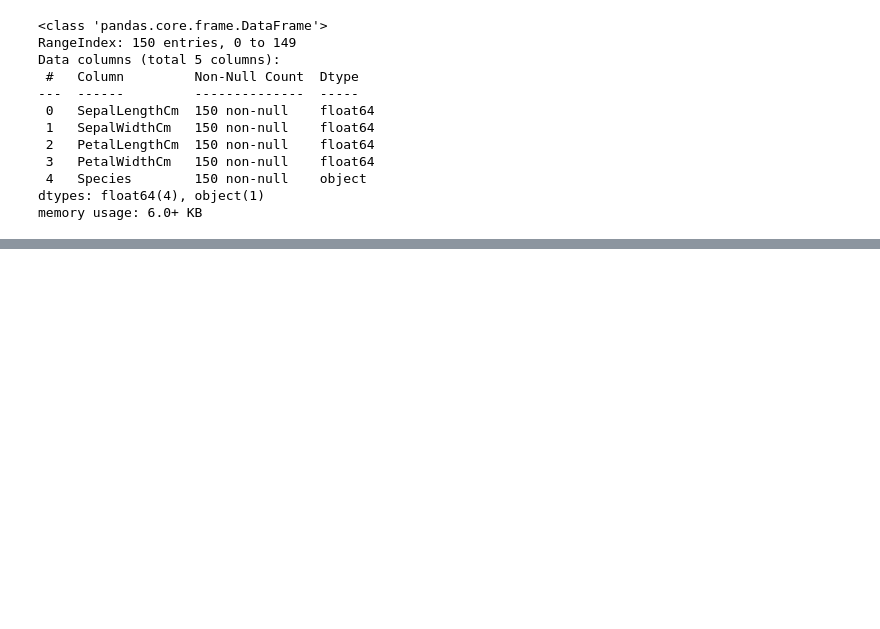
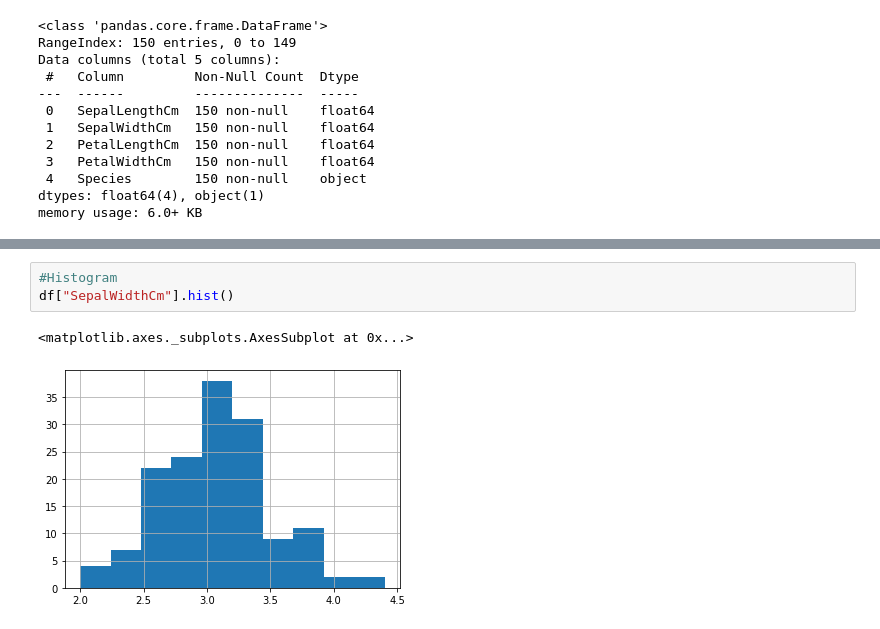
Before and after one commit to MdSakibKhan/Data_Science, a Jupyter notebook: Iris Species/IrisClassify.ipynb, the cells around one changed output, grey strips where cells are left out. Drawn from its saved outputs; the diff is of its cells as text; blank space fills up the shorter version.

```diff
--- a/Iris Species/IrisClassify.ipynb
+++ b/Iris Species/IrisClassify.ipynb
@@ -70,0 +95,6 @@ memory usage: 6.0+ KB
+# %%
+#Histogram
+df["SepalWidthCm"].hist()
+# %% [output]
+<matplotlib.axes._subplots.AxesSubplot at 0x...>
+[figure, added]
```
Also changed, not shown: parts of 6 cells of this notebook.
